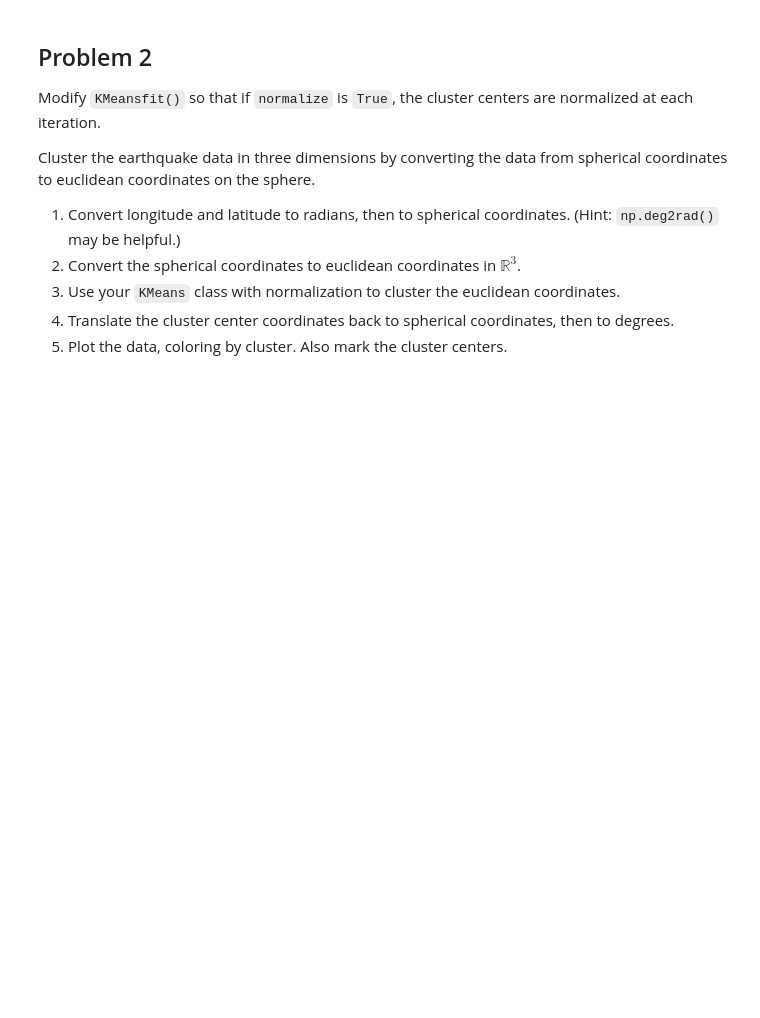
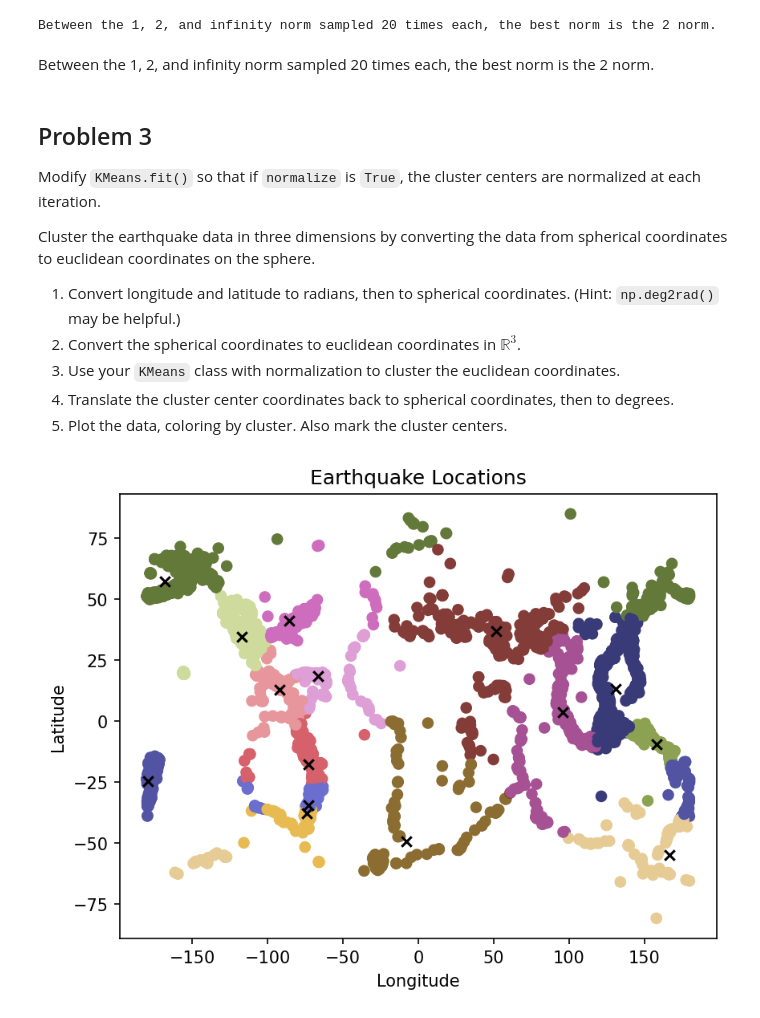
Before and after one commit to binDebug3/volume3, a Jupyter notebook: byu_vol3/KMeans/kmeans_clustering.ipynb, the cells around one changed output. Cells and saved outputs as stored; diff of their text form; code cells hidden in the pictures; blank space fills up the shorter version.

```diff
--- a/byu_vol3/KMeans/kmeans_clustering.ipynb
+++ b/byu_vol3/KMeans/kmeans_clustering.ipynb
@@ -74,7 +182,17 @@ class KMeans(BaseEstimator, ClusterMixin):
+# %%
+# find the best norm
+best_norm = np.argmin(np.mean(distances, axis=1)) + 1
+if best_norm == 3:
+    best_norm = "infinity"
+print(f"Between the 1, 2, and infinity norm sampled {sample_size} times each, the best norm is the {best_norm} norm.")
+# %% [output]
+Between the 1, 2, and infinity norm sampled 20 times each, the best norm is the 2 norm.
+# %% [markdown]
+Between the 1, 2, and infinity norm sampled 20 times each, the best norm is the 2 norm.
 # %% [markdown]
-## Problem 2
+## Problem 3
 
-Modify `KMeansfit()` so that if `normalize` is `True`, the cluster centers are normalized at each iteration.
+Modify `KMeans.fit()` so that if `normalize` is `True`, the cluster centers are normalized at each iteration.
 
 Cluster the earthquake data in three dimensions by converting the data from spherical coordinates to euclidean coordinates on the sphere.
 1. Convert longitude and latitude to radians, then to spherical coordinates.
@@ -84,4 +202,29 @@ Cluster the earthquake data in three dimensions by converting the data from sphe
 4. Translate the cluster center coordinates back to spherical coordinates, then to degrees.
 5. Plot the data, coloring by cluster.
 Also mark the cluster centers.
+# %%
+# load data for earthquakes and convert to euclidean coordinates
+earthquakes = np.load("/mnt/c/Users/dalli/source/acme_senior/vl3labs/KMeans/earthquake_coordinates.npy")
+theta = np.deg2rad(earthquakes[:,0])
+phi = np.deg2rad(90 - earthquakes[:,1])
+x = np.sin(phi)*np.cos(theta)
+y = np.sin(phi)*np.sin(theta)
+z = np.cos(phi)
+point = np.array([x,y,z])
+
+# use Kmeans to find the best locations
+EARTH = KMeans(n_clusters = 15, p = 1, normalize=True)
+target = EARTH.fit_predict(point.T)
+
+# convert the centers back to longitude and latitude
+theta = np.arctan2(EARTH.centers[:,1], EARTH.centers[:,0])
+phi = np.arccos(EARTH.centers[:,2])
+longitude = (180 / np.pi) * theta
+latitude = 90 - (180 * phi) / np.pi
+EARTH.centers = np.array([longitude, latitude]).T
+
+# plot the results
+EARTH.plot(earthquakes, target, title="Earthquake Locations", xlabel="Longitude", ylabel="Latitude")
+# %% [output]
+[figure, added]
 # %% [markdown]
```
Also changed, not shown: parts of 13 cells of this notebook.
